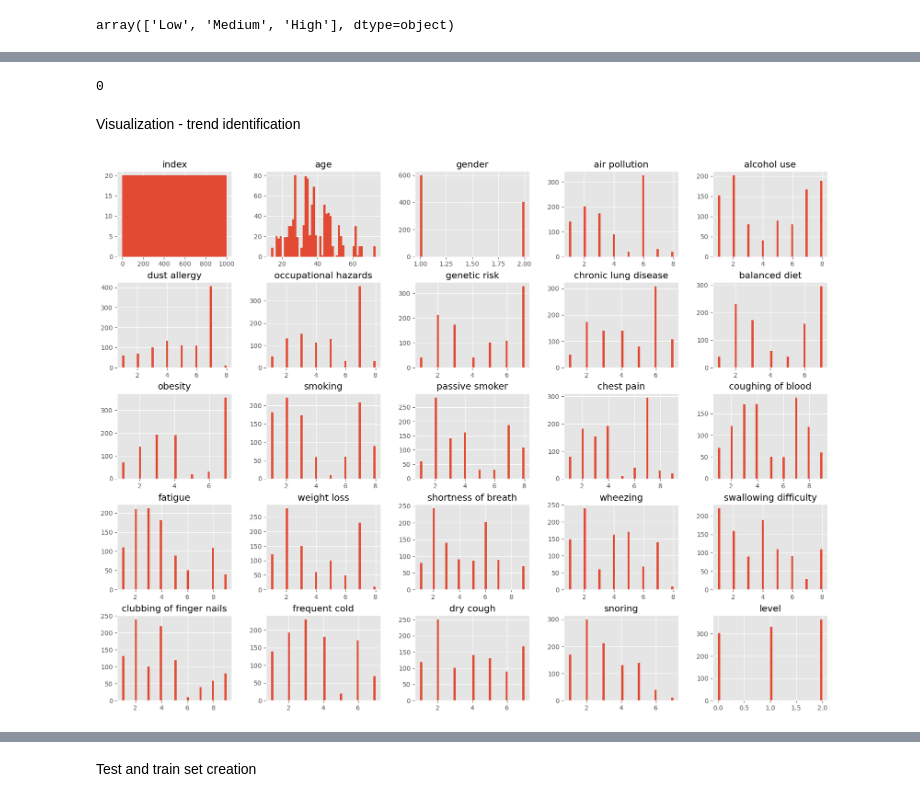
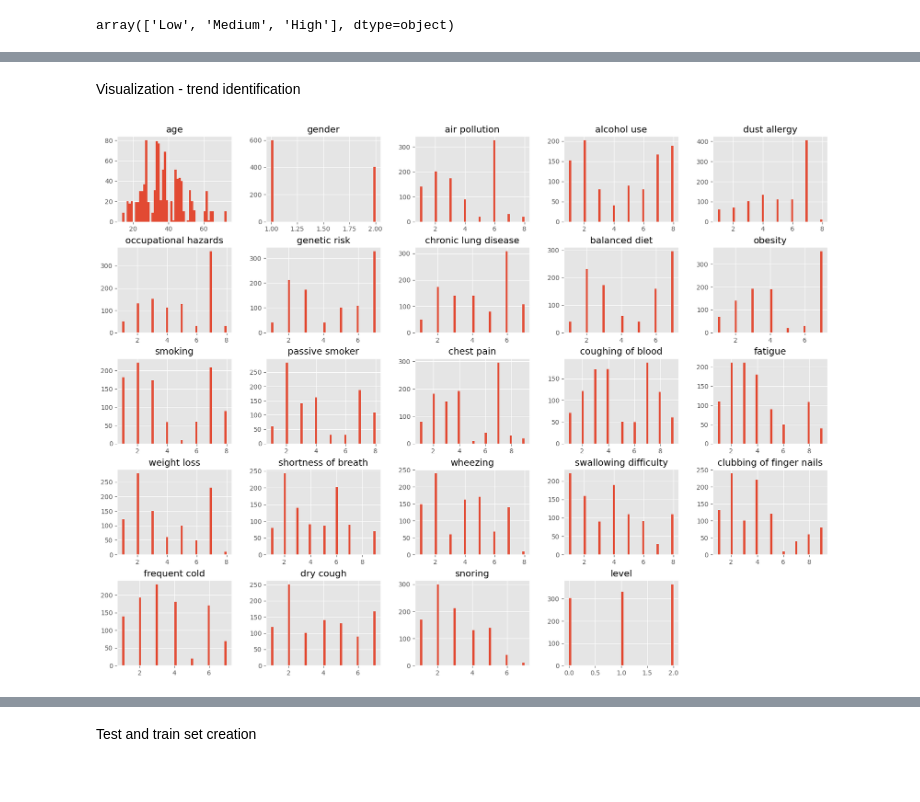
Before and after one commit to andre0422/Lung-Cancer-prediction, a Jupyter notebook: Script1 - Data_Manipulation.ipynb, the cells around one changed output, grey strips where cells are left out. Drawn from its saved outputs; the diff is of its cells as text; code cells hidden in the pictures.

Commit message:
variable names and data pipeline changed

```diff
--- a/Script1 - Data_Manipulation.ipynb
+++ b/Script1 - Data_Manipulation.ipynb
@@ -12,6 +12,5 @@ style.use("ggplot")
 # %%
 pwd = os.getcwd()
 # %%
-dataset = pd.read_csv(pwd + "\\cancer patient data sets_working.csv")
-dataset.columns = dataset.columns.str.lower()
-dataset
+df = pd.read_csv(pwd + "\\cancer patient data sets_working.csv")
+df.columns = df.columns.str.lower()
@@ -105,11 +63,10 @@ dataset_modified.level.unique()
 # %% [output]
 array(['Low', 'Medium', 'High'], dtype=object)
 # %%
-dataset_modified.level = dataset_modified.level.replace("Low", 0)
-dataset_modified.level = dataset_modified.level.replace("Medium", 1)
-dataset_modified.level = dataset_modified.level.replace("High", 2)
-dataset_modified = dataset_modified.drop("patient id", axis=1)
+df.level = df.level.replace("Low", 0)
+df.level = df.level.replace("Medium", 1)
+df.level = df.level.replace("High", 2)
 
-dataset_modified.level = dataset_modified.level.astype("int64")
+df = df.drop(columns=['index', 'patient id'])
 
-dataset_modified.level
+df.level = df.level.astype("int64")
@@ -129,12 +73,7 @@ Name: level, Length: 1000, dtype: int64
-# %%
-#check for NaNs
-dataset_modified.isna().sum().sum() # returns 0
-# %% [output]
-0
 # %% [markdown]
 Visualization - trend identification
 # %%
-dataset_modified.hist(bins=50, figsize=(20,15))
+df.hist(bins=50, figsize=(20,15))
 plt.show()
 # %% [output]
-[figure, old version]
+[figure, new version]
```
Also changed, not shown: parts of 52 cells of this notebook.
